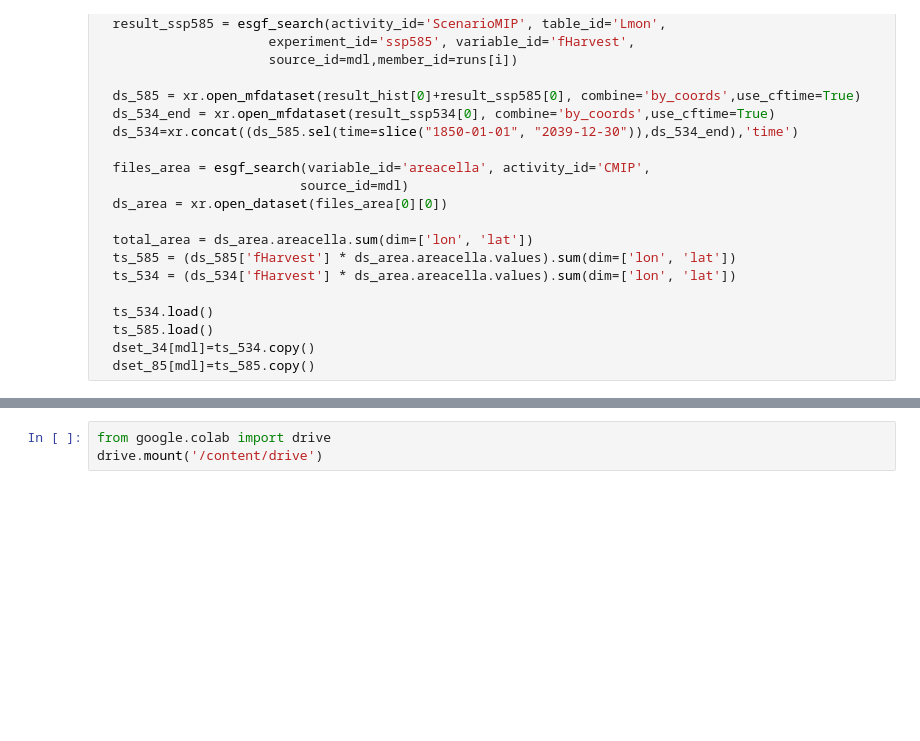
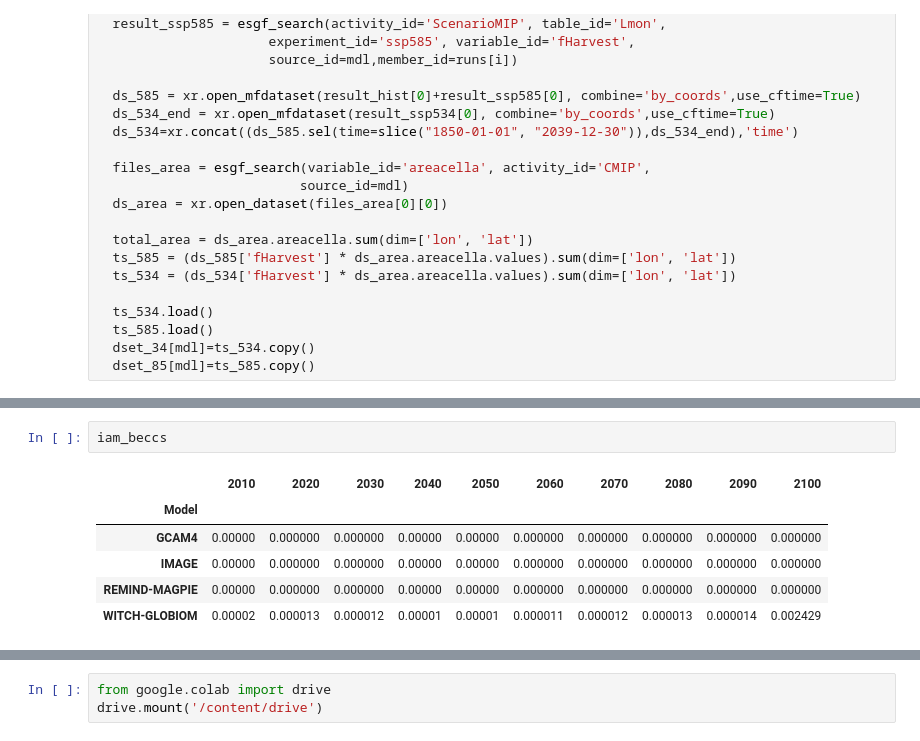
Before and after one commit to benmsanderson/esmperspective, a Jupyter notebook: ESGF_read_harvest.ipynb, the cells around one changed output, grey strips where cells are left out. Cells and saved outputs as stored; diff of their text form; blank space fills up the shorter version.

```diff
--- a/ESGF_read_harvest.ipynb
+++ b/ESGF_read_harvest.ipynb
@@ -175,0 +204,9 @@ for i,mdl in enumerate(mdls):
+# %%
+iam_beccs
+# %% [output]
+|  | 2010 | 2020 | 2030 | 2040 | 2050 | 2060 | 2070 | 2080 | 2090 | 2100 |
+| Model |  |  |  |  |  |  |  |  |  |  |
+| GCAM4 | 0.00000 | 0.000000 | 0.000000 | 0.00000 | 0.00000 | 0.000000 | 0.000000 | 0.000000 | 0.000000 | 0.000000 |
+| IMAGE | 0.00000 | 0.000000 | 0.000000 | 0.00000 | 0.00000 | 0.000000 | 0.000000 | 0.000000 | 0.000000 | 0.000000 |
+| REMIND-MAGPIE | 0.00000 | 0.000000 | 0.000000 | 0.00000 | 0.00000 | 0.000000 | 0.000000 | 0.000000 | 0.000000 | 0.000000 |
+| WITCH-GLOBIOM | 0.00002 | 0.000013 | 0.000012 | 0.00001 | 0.00001 | 0.000011 | 0.000012 | 0.000013 | 0.000014 | 0.002429 |
```
Also changed, not shown: parts of 9 cells of this notebook.
